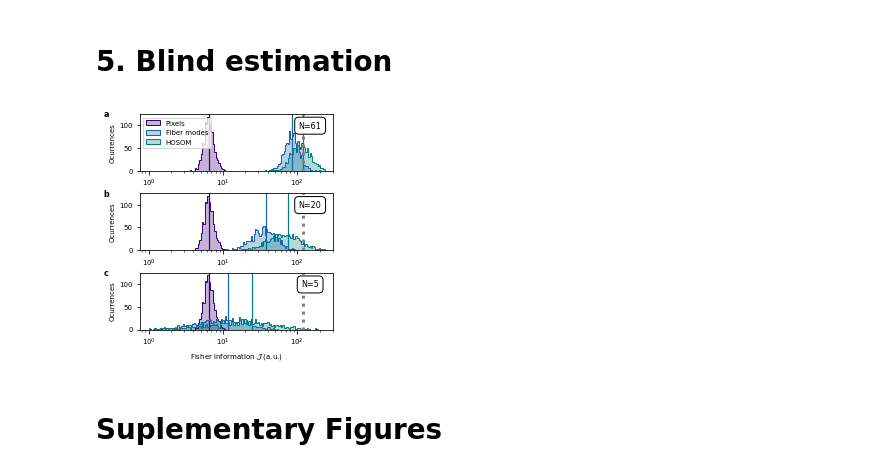
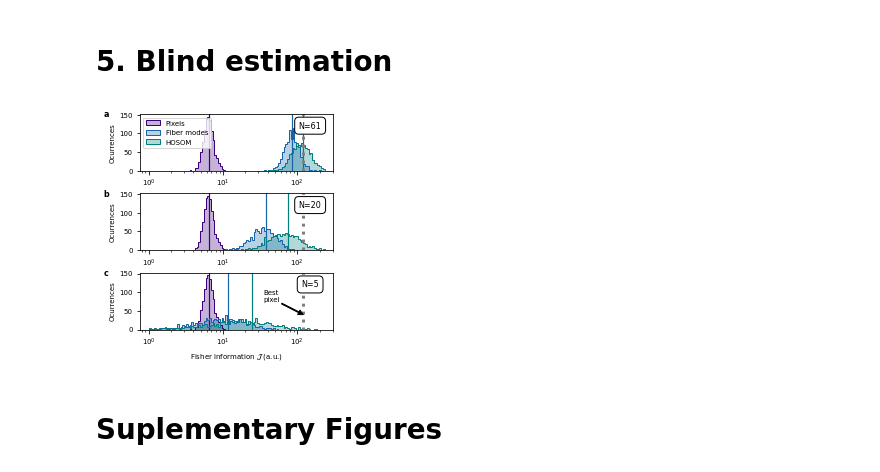
Before and after one commit to rodguti90/Article_PrecisionLimitTensorWFS, a Jupyter notebook: Crashing_disorder_figures.ipynb, the cells around one changed output. Cells and saved outputs as stored; diff of their text form; code cells hidden in the pictures.

```diff
--- a/Crashing_disorder_figures.ipynb
+++ b/Crashing_disorder_figures.ipynb
@@ -344,7 +344,7 @@ for i in range(4):
         if j==1:
             im = grid[ig].imshow(horz_reshp(Yints4p[j,i]),vmin=0,vmax=curr_max,cmap=cmap_int,
                             interpolation='none')
-            grid.cbar_axes[i].colorbar(im)
+            grid.cbar_axes[i].colorbar(im, label='Intensity')
         grid[ig].tick_params(left = False, right = False , labelleft = False ,
                     labelbottom = False, bottom = False)
 for cax in grid.cbar_axes:
@@ -663,7 +663,7 @@ lwvl=3
 zf=1
 lbs = ['Pixels', 'Fiber modes', 'HOSOM']
 chist = [crnd, cmod, 'teal', cmii]#ccra, cmii]
-bins = np.geomspace(1., Fsrnd.ravel().max(), 130)
+bins = np.geomspace(1., Fsrnd.ravel().max(), 100)
 alpha = 0.3
 lw=1
 
@@ -673,36 +673,37 @@ for ind_p, n_outs in enumerate([61, 20, 5]):
     for i, d in enumerate([Frnd_pix, Frnd_mod, Frnd_hosvd]):
         if i != 0:
             vals_sort = np.argsort(np.mean(d, axis=0))
             dh=np.sum(d[:,vals_sort[-n_outs:]],axis=-1)
         else:
             dh=d
         axs[ind_p].hist(dh, bins, color=chist[i], histtype='step',lw=lw)
         axs[ind_p].hist(dh, bins, color=chist[i], alpha=alpha,  histtype='stepfilled')
 
         axs[ind_p].axvline(x=np.mean(dh), c=chist[i],linewidth=1.2*lw)
 
     axs[ind_p].set_xscale('log')
     axs[ind_p].axvline(x=Focc, c='gray',linestyle=':',linewidth=lwvl)
     axs[ind_p].set_ylabel('Ocurrences')
 
     axs[ind_p].text(-0.19,0.95,nb_lb[ind_p], transform=axs[ind_p].transAxes, fontweight='bold')
     axs[ind_p].text(0.88,0.75,'N='+str(n_outs), fontsize=MEDIUM_SIZE,
         horizontalalignment='center', transform = axs[ind_p].transAxes,
         bbox=dict(facecolor='white', edgecolor='black', boxstyle='round,pad=0.5'))
 cf = []
 for i in range(3):
     cf +=  [(*matplotlib.colors.to_rgb(chist[i]),alpha)]
 handles = [matplotlib.patches.Rectangle((0,0),.1,.1,color=cf[i],ec=chist[i]) for i in range(3)]
 axs[0].legend(handles, lbs, fontsize=SMALL_SIZE, ncol=1, loc='upper left')#, frameon=False)
-
-axs[2].annotate('Best\npixel', xy=(Focc, 300), xytext=(40, 650), horizontalalignment='left',
+axs[2].annotate('Best\npixel', xy=(Focc, 40), xytext=(45, 75), horizontalalignment='center',
             fontsize=SMALL_SIZE, arrowprops=dict(facecolor='black',width=0.8,headlength=5,headwidth=5))
+# axs[2].annotate('Best\npixel', xy=(Focc, 300), xytext=(40, 650), horizontalalignment='left',
+#             fontsize=SMALL_SIZE, arrowprops=dict(facecolor='black',width=0.8,headlength=5,headwidth=5))
 axs[2].set_xlabel('Fisher information $\mathcal{J}$ (a.u.)')
 
 plt.tight_layout(pad=0., w_pad=0., h_pad=.02)
 plt.savefig(os.path.join(fig_path,'Best_out_basis.pdf'),bbox_inches='tight')
 # %% [output]
-[figure, old version]
+[figure, new version]
 # %% [markdown]
 # Suplementary Figures
 # %% [markdown]
```
Also changed, not shown: parts of 2 cells of this notebook, 3 other files.
